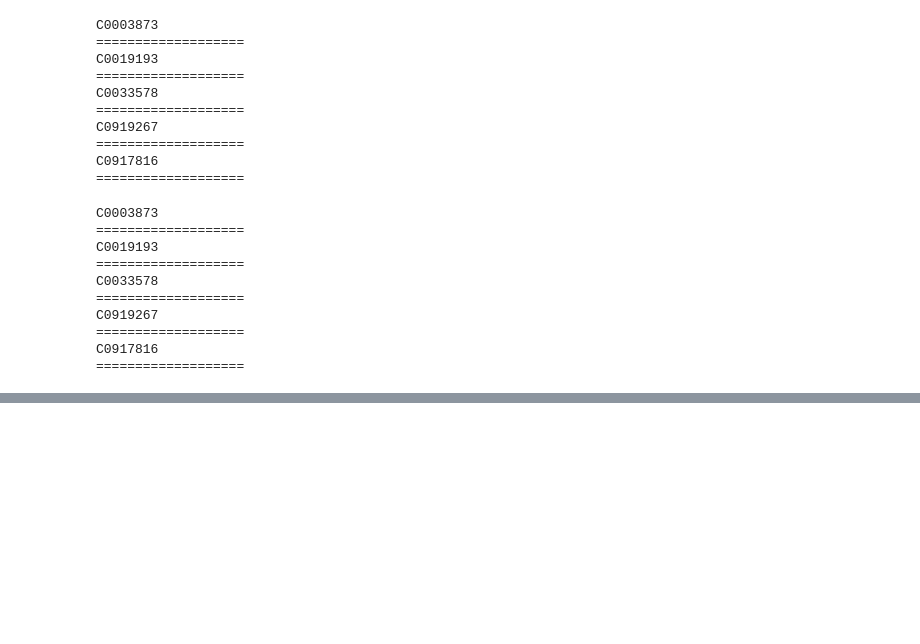
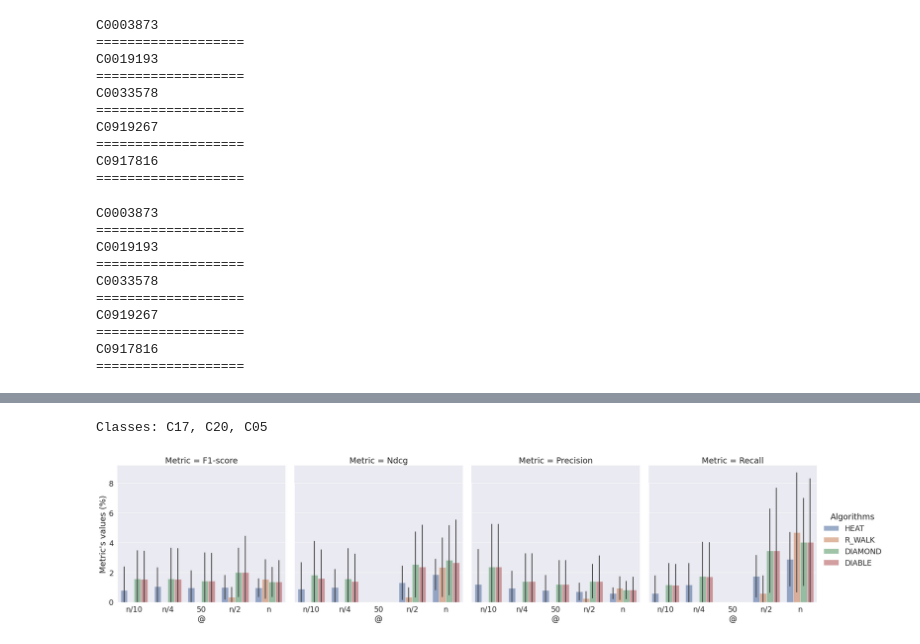
Before and after one commit to stdrr/BI-Project, a Jupyter notebook: Analysis.ipynb, the cells around one changed output, grey strips where cells are left out. Saved outputs shown, nothing was run; the diff lists cells and outputs as text; code cells hidden in the pictures; blank space fills up the shorter version.

Commit message:
Add code for plots

```diff
--- a/Analysis.ipynb
+++ b/Analysis.ipynb
@@ -467,0 +546,47 @@ results_files = [f'data/results/{disease}/metrics_{algorithm}_{disease}.json' fo
+# %%
+def plot_res(df, suffix='', drop_index=False, metrics=None):
+    """
+    """
+    algorithms = ['HEAT', 'R_WALK', 'DIAMOND', 'DIABLE']
+    df.reset_index(inplace=True, drop=drop_index)
+    df_list = []
+    for alg in algorithms:
+        new_df = df.copy()
+        new_df['algorithm'] = alg
+        new_df.rename(columns={f'{alg}{suffix}':'values'}, inplace=True)
+        df_list.append(new_df[['@', 'Metric', 'algorithm','values']])
+    df_f = pd.concat(df_list, axis=0, ignore_index=True)
+
+    if metrics is not None:
+        df_f = df_f[df_f['Metric'].isin(metrics)]
+
+    # plot
+    sns.set_theme()
+    sns.set_context('paper', font_scale=2)
+
+    g = sns.catplot(
+        data=df_f, kind='bar',
+        x='@', y='values', hue='algorithm', col='Metric',
+        ci='sd', palette='deep', alpha=.6, height=6
+    )
+
+    g.set_axis_labels('@', 'Metric\'s values (%)')
+    g.set(ylim=(0,None))
+    g.legend.set_title('Algorithms')
+    g.despine(trim=True)
+    return g
+# %%
+diseases = ('C0003873', 'C0019193', 'C0033578', 'C0919267', 'C0917816')
+# %%
+# C17, C20, C05
+classes = 'C17_C20_C05'
+print('Classes: %s' % (classes.replace('_', ', ')))
+df_avg, df_std = get_avg_std_res([diseases[0]])
+df_avg = replace_cutoff_symbol(df_avg)
+df_std = replace_cutoff_symbol(df_std)
+df = aggregate_results(df_avg, df_std, how='+-std')
+plot_res(df, drop_index=False)
+plt.savefig('data/results/imgs/%s.png' % (classes))
+# %% [output]
+Classes: C17, C20, C05
+[figure, added]
```
Also changed, not shown: parts of 30 cells of this notebook.
